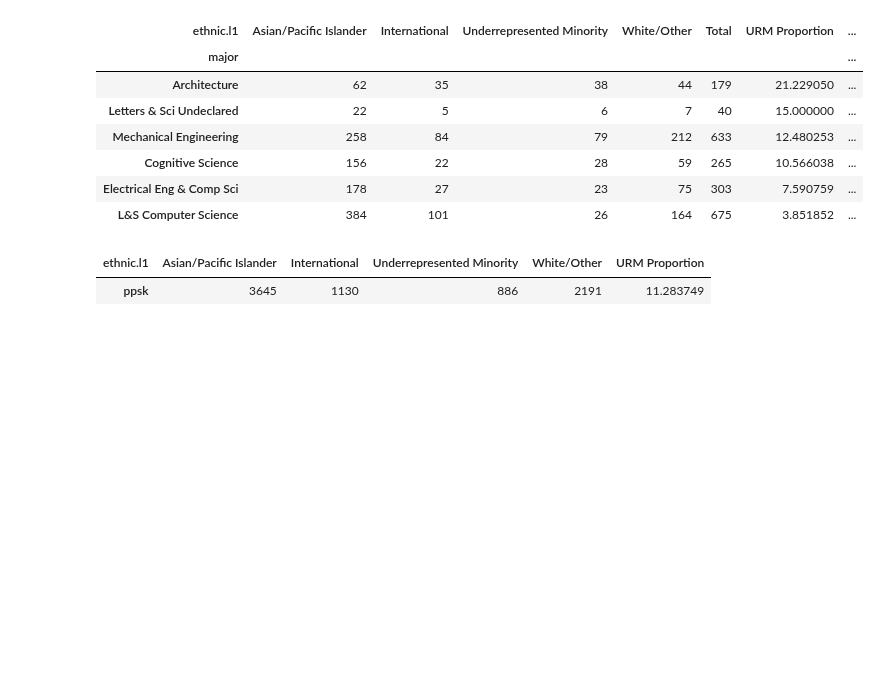
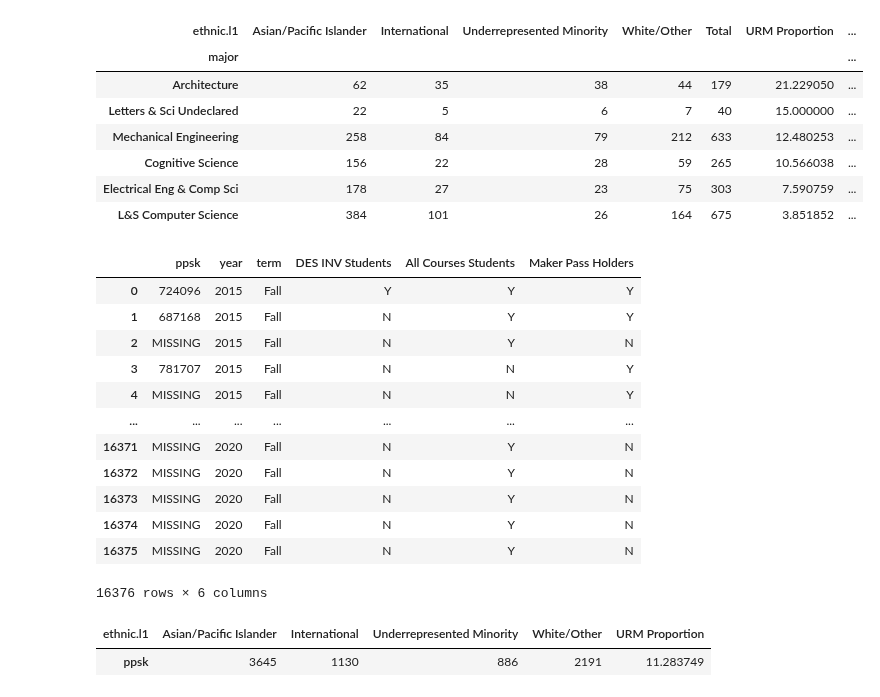
Before and after one commit to PaulDTP/Berkeley_Jacobs, a Jupyter notebook: proportions.ipynb, the cells around one changed output. Drawn from its saved outputs; the diff is of its cells as text; code cells hidden in the pictures; blank space fills up the shorter version.

```diff
--- a/proportions.ipynb
+++ b/proportions.ipynb
@@ -235,6 +241,22 @@ jacobs_urms_prop
 | Cognitive Science | 156 | 22 | 28 | 59 | 265 | 10.566038 | ... |
 | Electrical Eng & Comp Sci | 178 | 27 | 23 | 75 | 303 | 7.590759 | ... |
 | L&S Computer Science | 384 | 101 | 26 | 164 | 675 | 3.851852 | ... |
+# %%
+jacobs
+# %% [output]
+|  | ppsk | year | term | DES INV Students | All Courses Students | Maker Pass Holders |
+| 0 | 724096 | 2015 | Fall | Y | Y | Y |
+| 1 | 687168 | 2015 | Fall | N | Y | Y |
+| 2 | MISSING | 2015 | Fall | N | Y | N |
+| 3 | 781707 | 2015 | Fall | N | N | Y |
+| 4 | MISSING | 2015 | Fall | N | N | Y |
+| ... | ... | ... | ... | ... | ... | ... |
+| 16371 | MISSING | 2020 | Fall | N | Y | N |
+| 16372 | MISSING | 2020 | Fall | N | Y | N |
+| 16373 | MISSING | 2020 | Fall | N | Y | N |
+| 16374 | MISSING | 2020 | Fall | N | Y | N |
+| 16375 | MISSING | 2020 | Fall | N | Y | N |
+16376 rows × 6 columns
 # %%
 avg_urm_berkeley = prop_berkeley.groupby('ethnic.l1').count()[['ppsk']].transpose()
 avg_urm_berkeley['URM Proportion'] = (avg_urm_berkeley['Underrepresented Minority']/avg_urm_berkeley.sum(axis=1))*100
```
Also changed, not shown: parts of 14 cells of this notebook, 2 other files.
